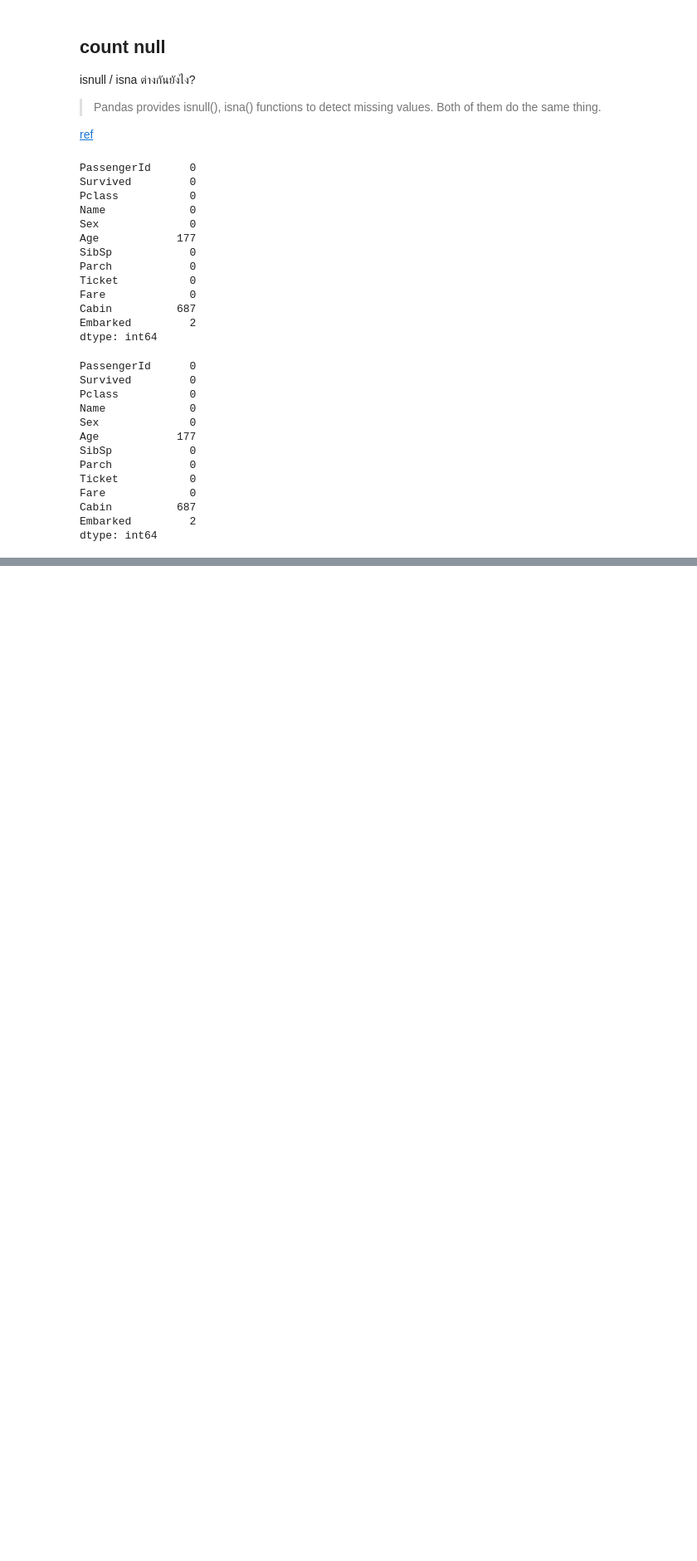
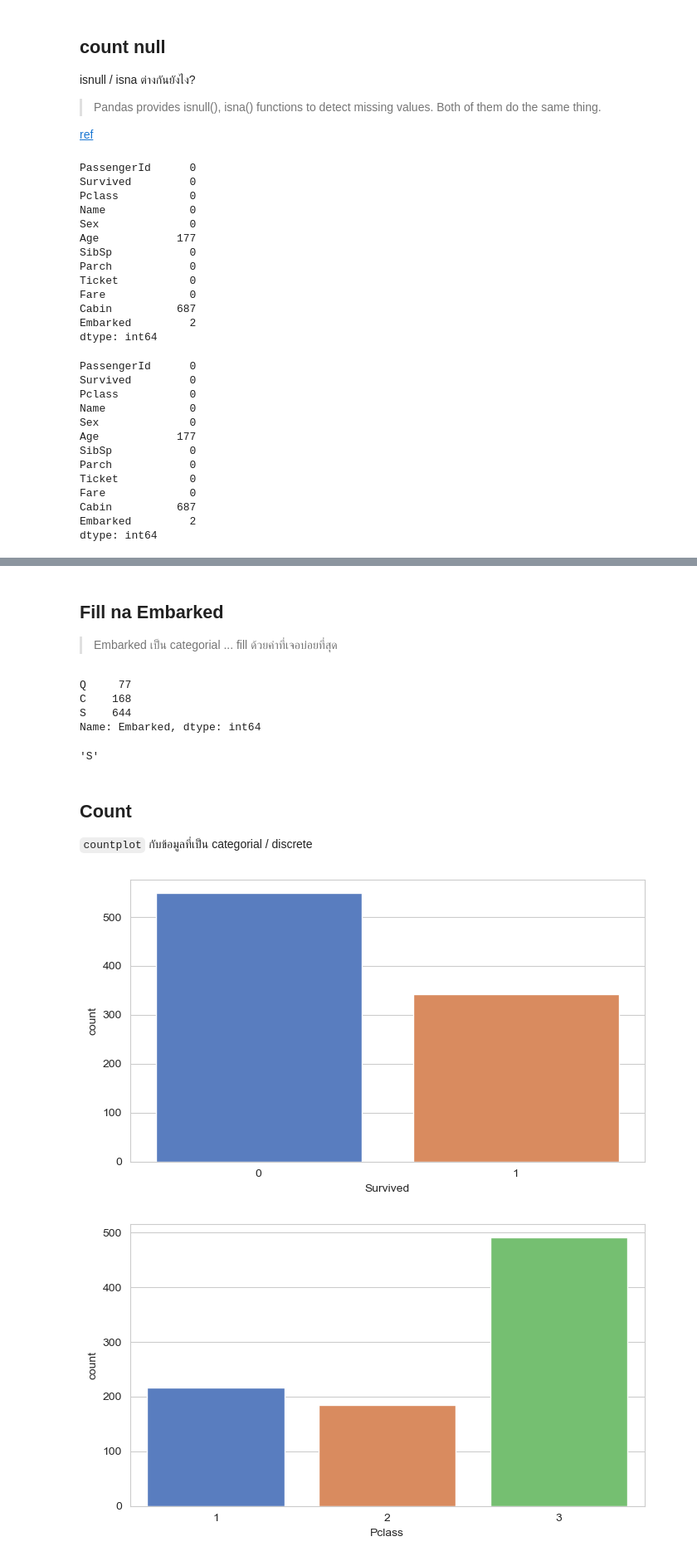
Before and after one commit to chuan-khuna/titanic_kaggle, a Jupyter notebook: EDA.ipynb, the cells around one changed output, grey strips where cells are left out. Shown at 83% size. Drawn from its saved outputs; the diff is of its cells as text; code cells hidden in the pictures; blank space fills up the shorter version.

```diff
--- a/EDA.ipynb
+++ b/EDA.ipynb
@@ -96,0 +158,31 @@ df.head()
+# %% [markdown]
+#
+## Fill na Embarked
+> Embarked เป็น categorial ... fill ด้วยค่าที่เจอบ่อยที่สุด
+# %%
+df['Embarked'].value_counts().sort_values()
+# %% [output]
+Q     77
+C    168
+S    644
+Name: Embarked, dtype: int64
+# %%
+df['Embarked'].value_counts().sort_values().index[2]
+# %% [output]
+'S'
+# %%
+df['Embarked'].fillna(df['Embarked'].value_counts().sort_values().index[2], inplace=True)
+# %% [markdown]
+#
+## Count
+
+`countplot` กับข้อมูลที่เป็น categorial / discrete
+# %%
+columns = ['Survived', 'Pclass', 'Sex', 'Embarked']
+for col in columns:
+    create_fig()
+    sns.countplot(df[col])
+    plt.show()
+# %% [output]
+[figure, added]
+[figure, added]
```
Also changed, not shown: parts of 33 cells of this notebook, 1 other file.
